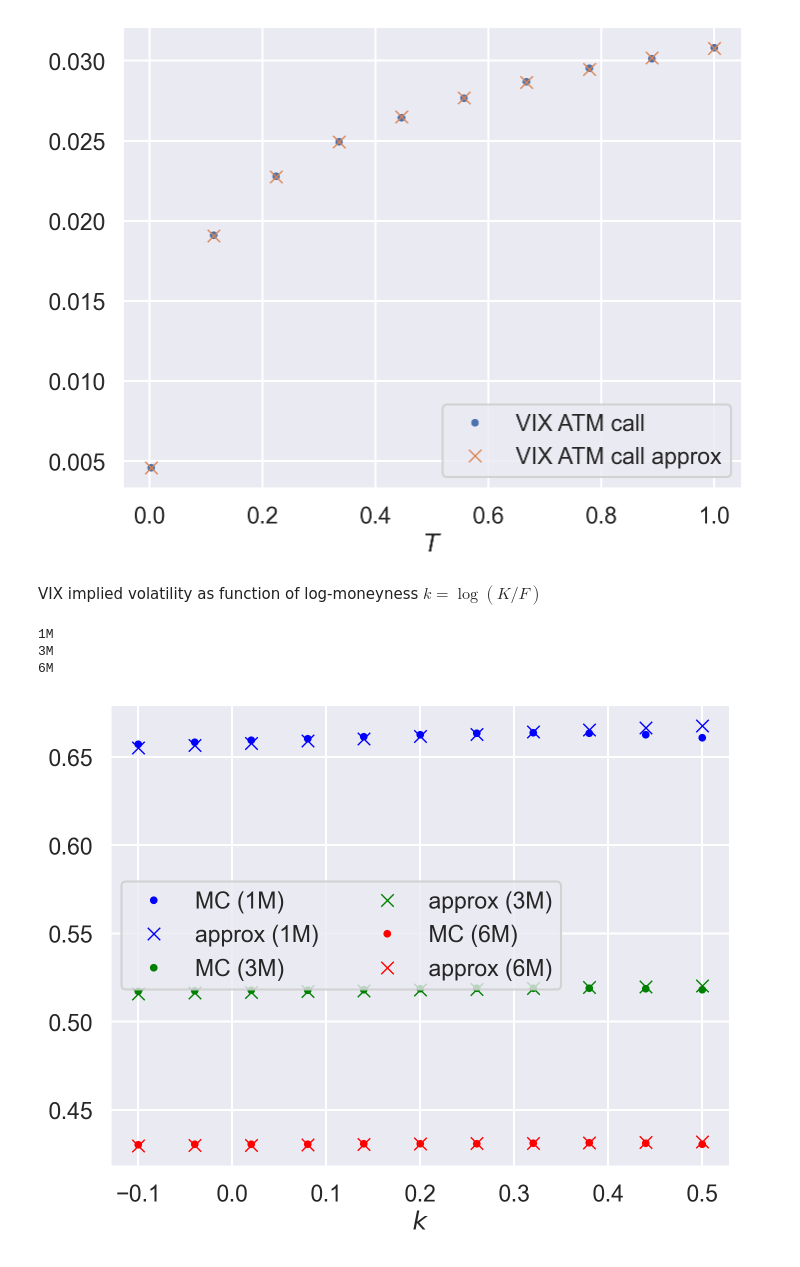
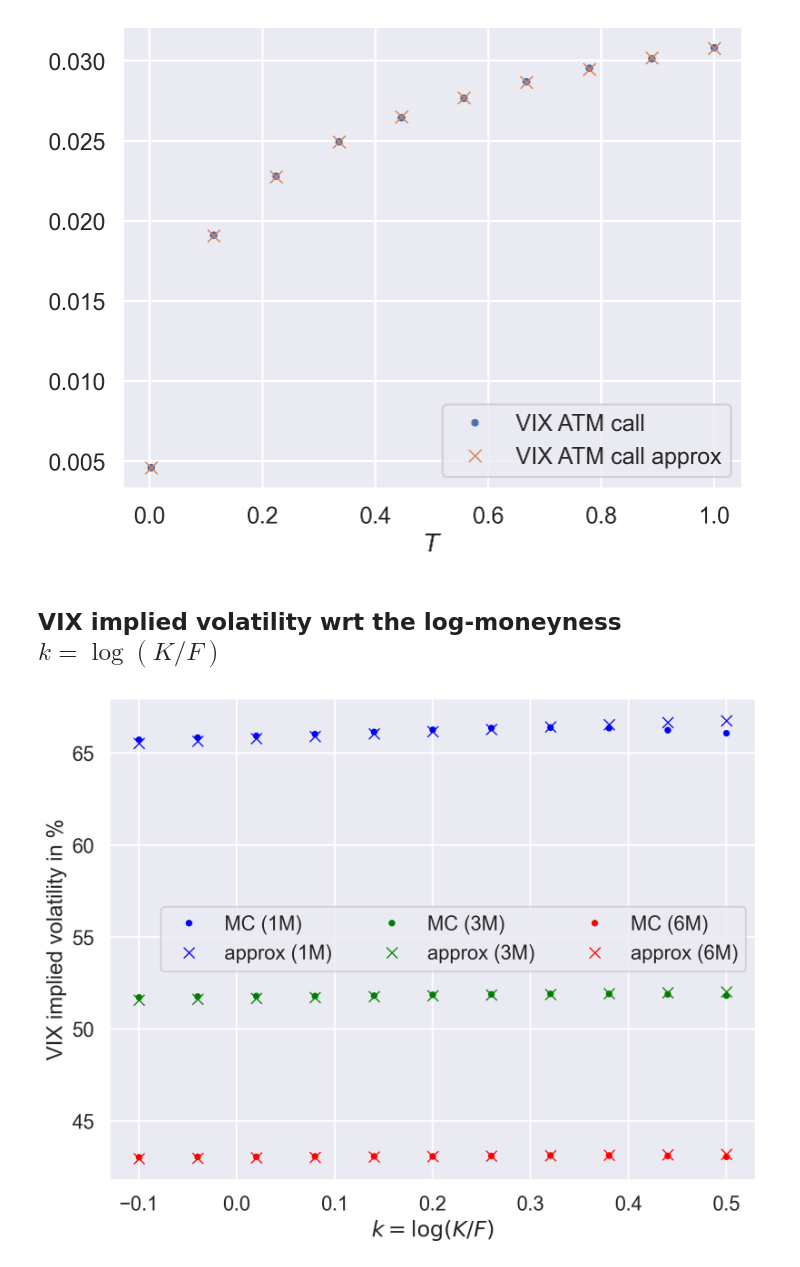
Before and after one commit to fbourgey/rough-bergomi, a Jupyter notebook: vix_weak_approx.ipynb, the cells around one changed output. Drawn from its saved outputs; the diff is of its cells as text; code cells hidden in the pictures.

```diff
--- a/vix_weak_approx.ipynb
+++ b/vix_weak_approx.ipynb
@@ -30,6 +80,8 @@ import seaborn as sns
 
 sns.set_theme("talk")
 mpl.rcParams["figure.figsize"] = (8, 6)
+COLORS = ["blue", "green", "red"]
+SEED = 1234
 # %%
 params = {
     "s0": 1.0,
@@ -81,13 +130,13 @@ for month in mats:
 fig, ax = plt.subplots()
 for i, T in enumerate(mats):
     ax.plot(
-        tab_eta, 100.0 * vix_fut_eta[T], ".", color=colors[i], label=f"MC ({month})"
+        tab_eta, 100.0 * vix_fut_eta[T], ".", color=COLORS[i], label=f"MC ({month})"
     )
     ax.plot(
         tab_eta,
         100.0 * vix_fut_eta_approx[T],
         "x",
-        color=colors[i],
+        color=COLORS[i],
         label=f"approx ({month})",
     )
 ax.set_xlabel("$\\eta$")
@@ -151,12 +200,22 @@ plt.show()
 # %% [output]
 [figure]
 # %% [markdown]
-VIX implied volatility as function of log-moneyness $k = \log(K/F)$
+## VIX implied volatility wrt the log-moneyness $k = \log(K/F)$
 # %%
+params = {
+    "s0": 1.0,
+    "xi0": lambda u: np.ones_like(u) * 0.235**2,
+    "rho": -0.7,
+    "H": 0.1,
+    "eta": 1.0,
+}
+
+rbergomi = RoughBergomi(**params)
+
 k = np.linspace(-0.1, 0.5, 11)
 
 impvol_vix = {
-    month: rbergomi.implied_vol_vix(k=k, T=T, n_disc=n_disc, n_mc=n_mc, seed=seed)
+    month: rbergomi.implied_vol_vix(k=k, T=T, n_disc=n_disc, n_mc=n_mc, seed=SEED)
     for month, T in mats.items()
 }
 # %%
@@ -164,22 +223,20 @@ impvol_vix_approx = {
     month: rbergomi.implied_vol_vix_approx(k=k, T=T, order=3)
     for month, T in mats.items()
 }
-# %%
-for elem in mats:
-    print(elem)
-# %% [output]
-1M
-3M
-6M
 # %%
-fig, ax = plt.subplots()
+fig, ax = plt.subplots(figsize=(1.2 * 8, 1.2 * 6))
 for i, month in enumerate(mats.keys()):
-    ax.plot(k, impvol_vix[month], ".", color=colors[i], label=f"MC ({month})")
+    ax.plot(k, 100 * impvol_vix[month], ".", color=COLORS[i], label=f"MC ({month})")
     ax.plot(
-        k, impvol_vix_approx[month], "x", color=colors[i], label=f"approx ({month})"
+        k,
+        100 * impvol_vix_approx[month],
+        "x",
+        color=COLORS[i],
+        label=f"approx ({month})",
     )
-ax.set_xlabel("$k$")
-ax.legend(ncol=2)
+ax.set_xlabel(r"$k=\log(K/F)$")
+ax.set_ylabel("VIX implied volatility in %")
+ax.legend(ncol=3)
 plt.show()
 # %% [output]
-[figure, old version]
+[figure, new version]
```
Also changed, not shown: parts of 20 cells of this notebook, 3 other files.
